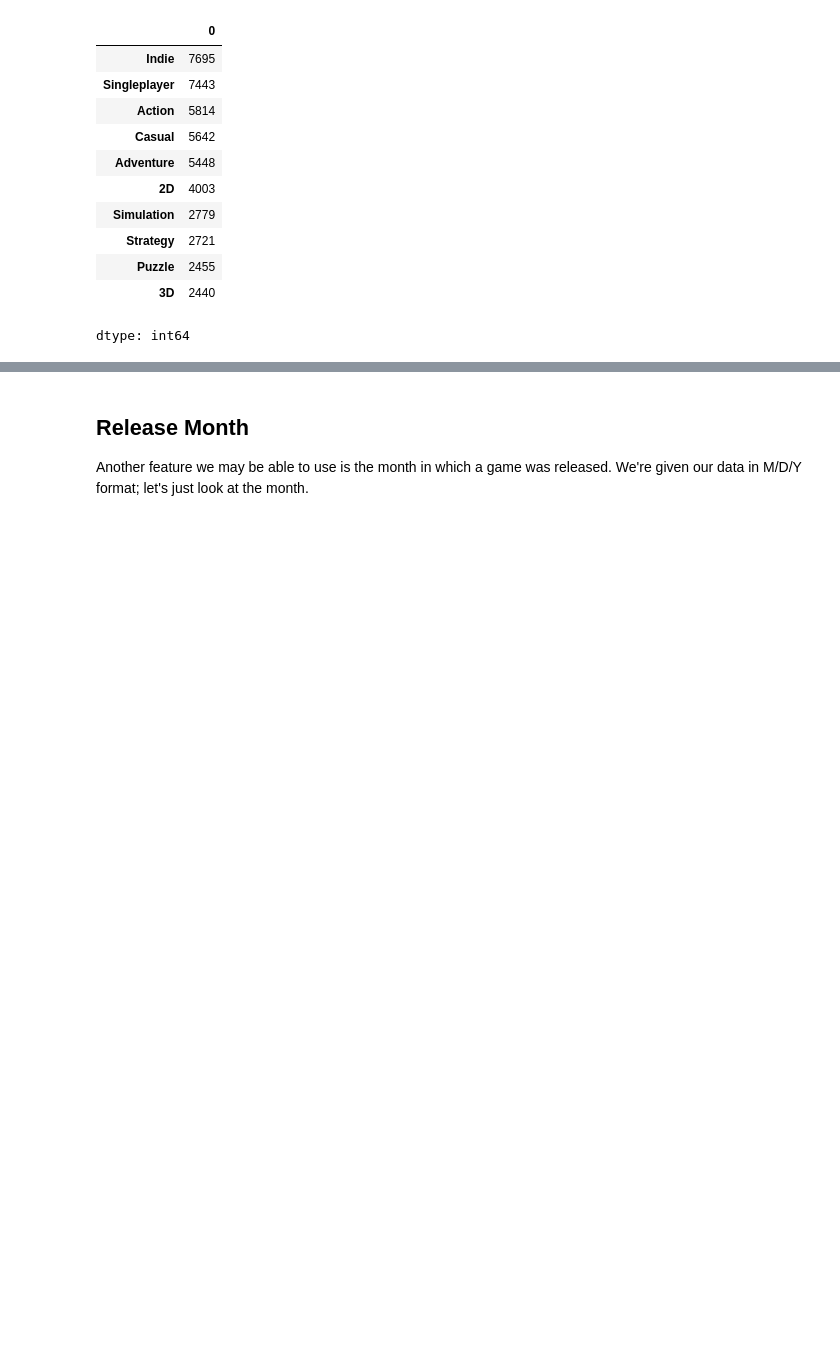
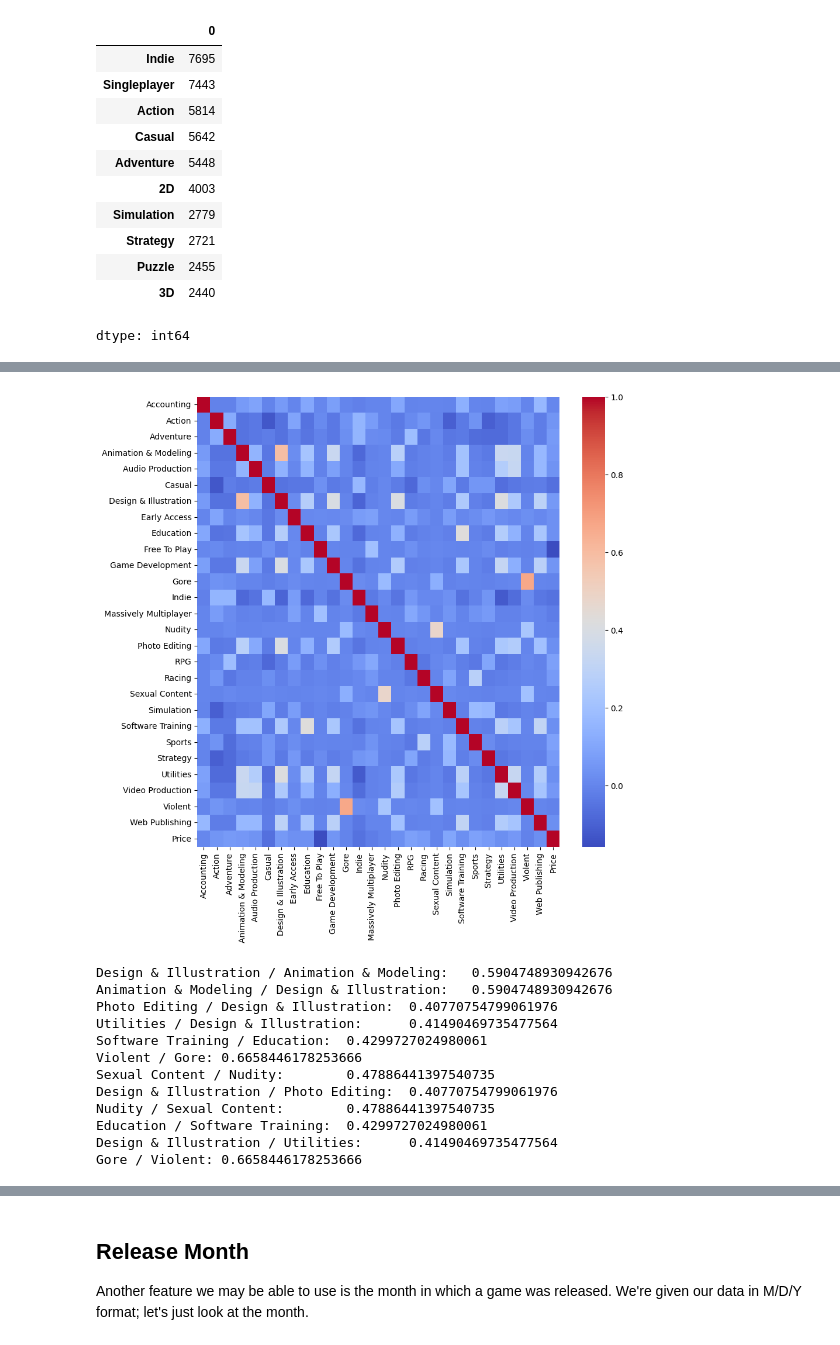
Before and after one commit to adamledet/itds-project-2025, a Jupyter notebook: Data_Science_Project.ipynb, the cells around one changed output, grey strips where cells are left out. Cells and saved outputs as stored; diff of their text form; code cells hidden in the pictures; blank space fills up the shorter version.

```diff
--- a/Data_Science_Project.ipynb
+++ b/Data_Science_Project.ipynb
@@ -380,0 +373,5 @@ trainData, testData, trainLabel, testLabel = train_test_split(inputData, tags, t
+# %%
+genres_trim = genres.copy()
+genres_trim = genres_trim.drop(columns=["360 Video", "Documentary", "Episodic", "Movie", "Short", "Tutorial"])# Drop genres that were special outliers
+genres_trim_counts = genres_trim.sum()
+genres_trim_counts
@@ -380,0 +397,30 @@ trainData, testData, trainLabel, testLabel = train_test_split(inputData, tags, t
+# %%
+# Genres
+genres_trim = genres_trim.join(df["Price"])# Check if there is any correlation in any genre with the price; WHY IS THERE NO CORRELATION BETWEEN FREE-TO-PLAY GAMES AND PRICE?
+genres_corr = genres_trim.corr()
+
+plt.subplots(figsize=(10,10))
+sns.heatmap(genres_corr, cmap='coolwarm')
+plt.show()
+
+threshold = 0.4
+
+for col in genres_corr.columns:
+      for idx in genres_corr.index:
+          if abs(genres_corr.loc[idx, col]) >= threshold:
+            if col != idx:
+                print(f"{idx} / {col}:\t{genres_corr.loc[idx, col]}")
+# %% [output]
+[figure, added]
+Design & Illustration / Animation & Modeling:   0.5904748930942676
+Animation & Modeling / Design & Illustration:   0.5904748930942676
+Photo Editing / Design & Illustration:  0.40770754799061976
+Utilities / Design & Illustration:      0.41490469735477564
+Software Training / Education:  0.4299727024980061
+Violent / Gore: 0.6658446178253666
+Sexual Content / Nudity:        0.47886441397540735
+Design & Illustration / Photo Editing:  0.40770754799061976
+Nudity / Sexual Content:        0.47886441397540735
+Education / Software Training:  0.4299727024980061
+Design & Illustration / Utilities:      0.41490469735477564
+Gore / Violent: 0.6658446178253666
```
Also changed, not shown: parts of 24 cells of this notebook, 1 other file.
